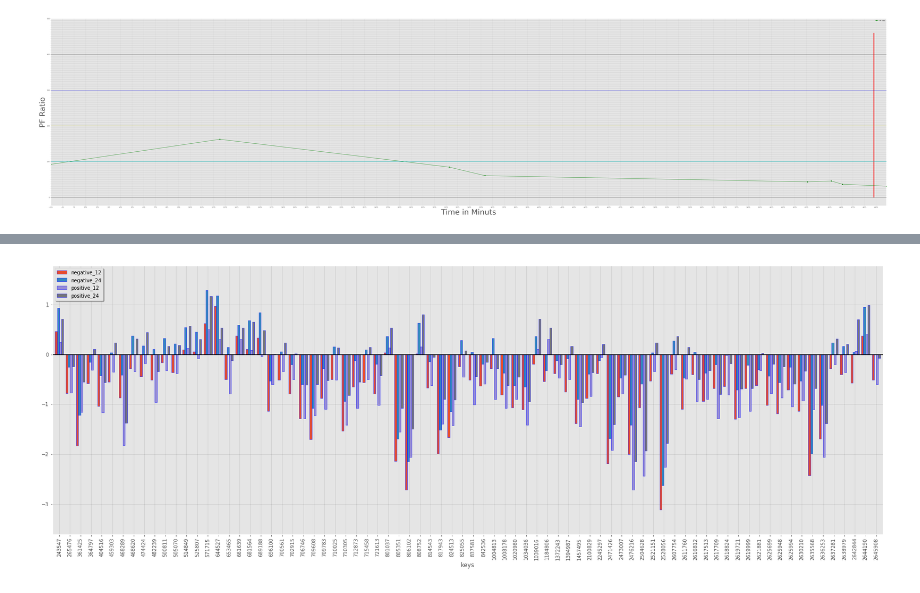
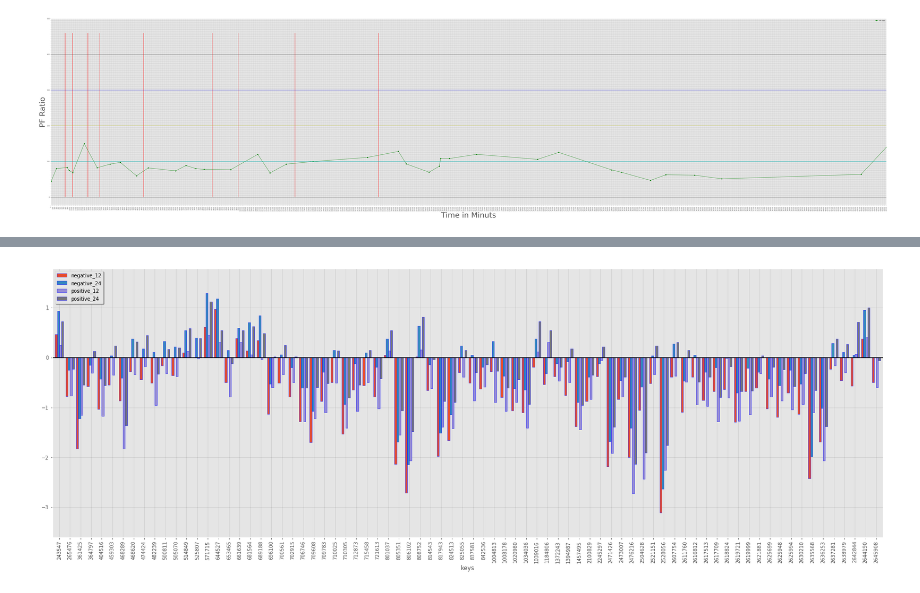
Before and after one commit to RomGutman/eICU_ARDS, a Jupyter notebook: ARDS.ipynb, the cells around one changed output, grey strips where cells are left out. Saved outputs shown, nothing was run; the diff lists cells and outputs as text; code cells hidden in the pictures.

```diff
--- a/ARDS.ipynb
+++ b/ARDS.ipynb
@@ -68,7 +80,7 @@ q3 = """
     where patienthealthsystemstayid = %(phsid)s
                             """
 # %%
-param = {'phsid': 468289}
+param = {'phsid': 2619721}
 tr = pd.read_sql_query(query, con, params=param)
 tr2 = pd.read_sql_query(q2, con, params=param)
 df3 = tr.merge(tr2, how='left', on=['phsid']).copy()
@@ -243,32 +355,33 @@ missing data for prone change: 7203
 # %%
 df5 = df3[['PF ratio','lab_time','toffset']].copy()
 df6 = df3[['PF ratio', 'toffset']].copy()
 %matplotlib inline
 
 min_val = min(min(df5[['toffset','lab_time']].min()),0)
 minor_ticks = np.arange(0, 501, 5)
 x_major_ticks = np.arange(min_val, df5[['lab_time']].max(), 100)
 
 
 ax=df5.plot(x=['lab_time'],y='PF ratio', color='g',marker='o', label='PF ratio',figsize=(100,23))
 ax.vlines(x=df5['toffset'],ymin=0,ymax=460, color='r', label='prone change')
 ax.axhline(y=300, color='b', label='Mild')
 ax.axhline(y=200, color='y', label='Moderate')
 ax.axhline(y=100, color='c', label='Severe')
 ax.set_xlabel('Time in Minuts',fontsize=50)
 ax.set_ylabel('PF Ratio', fontsize=50)
 ax.set_yticks(minor_ticks,minor=True)
 ax.set_xticks(x_major_ticks)
 ax.yaxis.grid(True, linestyle='-', which='major', color='black',
                alpha=1)
 ax.yaxis.grid(True, linestyle='-', which='minor', color='black',
                alpha=0.2)
 ax.xaxis.grid(True, linestyle='-', which='major', color='black',
                alpha=0.1)
 # plt.show()
+plt.xticks(rotation=90)
 plt.savefig('{}.png'.format(param['phsid']))
 # %% [output]
-[figure, old version]
+[figure, new version]
 # %%
 q = """
 select
```
Also changed, not shown: parts of 39 cells of this notebook, 7 other files.
